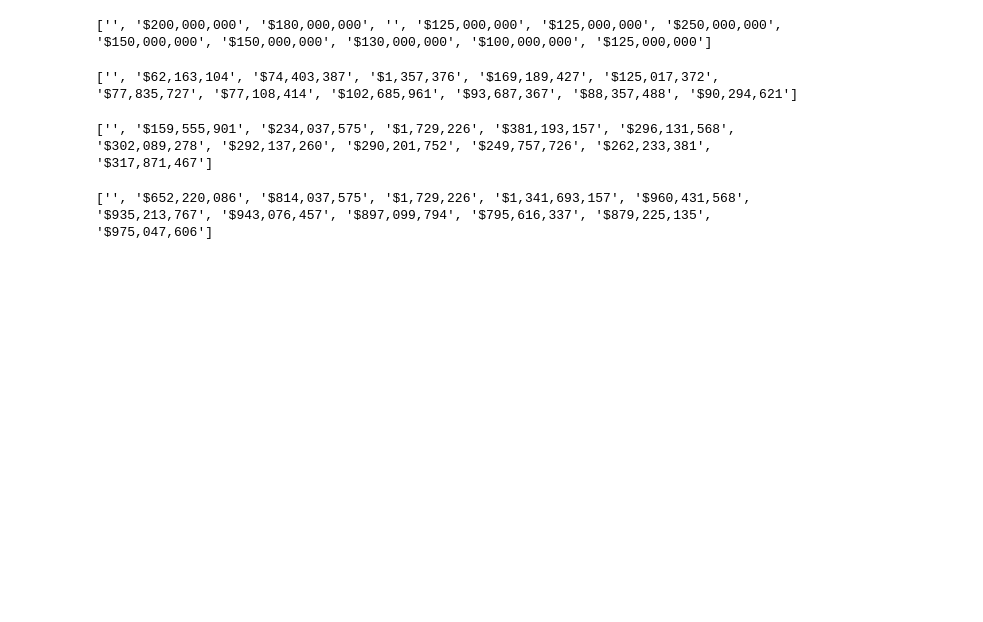
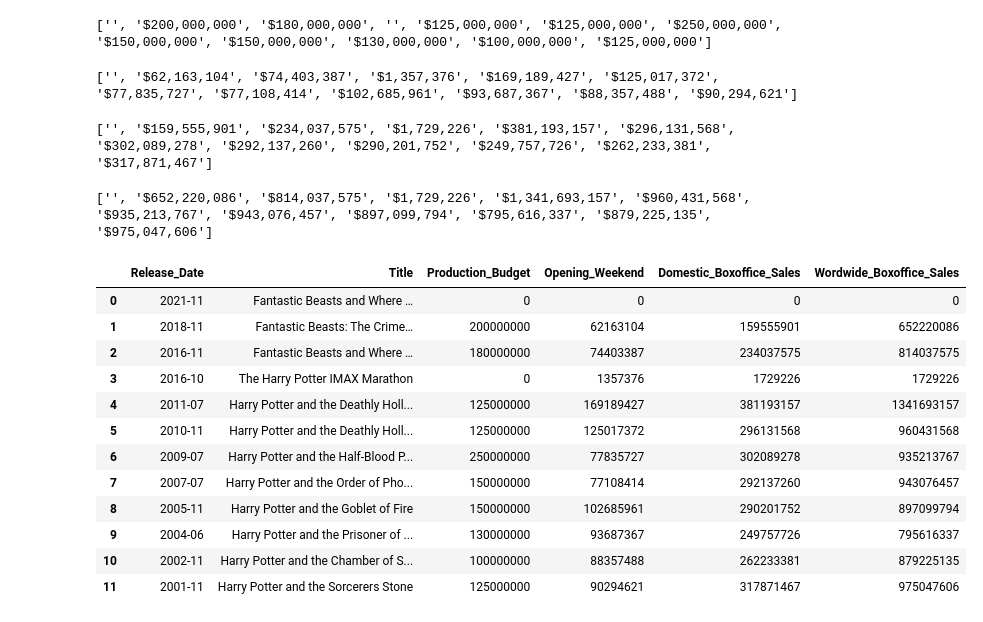
Before and after one commit to ta-data-bcn/Project-Week-3-Data-Thieves, a Jupyter notebook: your-project/Vicky's work/Harry Potter Data Webscraping.ipynb, the cells around one changed output. Cells and saved outputs as stored; diff of their text form; code cells hidden in the pictures; blank space fills up the shorter version.

```diff
--- a/your-project/Vicky's work/Harry Potter Data Webscraping.ipynb
+++ b/your-project/Vicky's work/Harry Potter Data Webscraping.ipynb
@@ -82,17 +82,30 @@ print(worldwide_boxoffice)
 ['', '$652,220,086', '$814,037,575', '$1,729,226', '$1,341,693,157', '$960,431,568', '$935,213,767', '$943,076,457', '$897,099,794', '$795,616,337', '$879,225,135', '$975,047,606']
 # %%
 # creating a dataframe out of columns and table headers
-# %%
-summary = {'Release_Date':['Nov 12, 2021', 'Nov 16, 2018', 'Nov 18, 2016', 'Oct 14, 2016', 'Jul 15, 2011', 'Nov 19, 2010', 'Jul 15, 2009', 'Jul 11, 2007', 'Nov 18, 2005', 'Jun 4, 2004', 'Nov 15, 2002', 'Nov 16, 2001'],
-        'Title':['Fantastic Beasts and Where …', 'Fantastic Beasts: The Crime…', 'Fantastic Beasts and Where …', 'The Harry Potter IMAX Marathon', 'Harry Potter and the Deathl…', 'Harry Potter and the Deathl…', 'Harry Potter and the Half-B…', 'Harry Potter and the Order …', 'Harry Potter and the Goblet…', 'Harry Potter and the Prison…', 'Harry Potter and the Chambe…', 'Harry Potter and the Sorcer…'],
-          'Production_Budget':['', '$200,000,000', '$180,000,000', '', '$125,000,000', '$125,000,000', '$250,000,000', '$150,000,000', '$150,000,000', '$130,000,000', '$100,000,000', '$125,000,000'],
-          'Opening_Weekend':['', '$62,163,104', '$74,403,387', '$1,357,376', '$169,189,427', '$125,017,372', '$77,835,727', '$77,108,414', '$102,685,961', '$93,687,367', '$88,357,488', '$90,294,621'],
-          'Domestic_Boxoffice_Sales':['', '$159,555,901', '$234,037,575', '$1,729,226', '$381,193,157', '$296,131,568', '$302,089,278', '$292,137,260', '$290,201,752', '$249,757,726', '$262,233,381', '$317,871,467'],
-          'Wordwide_Boxoffice_Sales':['', '$652,220,086', '$814,037,575', '$1,729,226', '$1,341,693,157', '$960,431,568', '$935,213,767', '$943,076,457', '$897,099,794', '$795,616,337', '$879,225,135', '$975,047,606']}
-
-df_summary = pd.DataFrame(summary)
-df_summary
-df_summary.to_csv('summary_HarryPotterMovies_Numbers.csv')
+# %%
+summary = {'Release_Date':['2021-11', '2018-11', '2016-11', '2016-10', '2011-07', '2010-11', '2009-07', '2007-07', '2005-11', '2004-06', '2002-11', '2001-11'],
+        'Title':['Fantastic Beasts and Where …', 'Fantastic Beasts: The Crime…', 'Fantastic Beasts and Where …', 'The Harry Potter IMAX Marathon', 'Harry Potter and the Deathly Hollows II', 'Harry Potter and the Deathly Hollows I', 'Harry Potter and the Half-Blood Prince', 'Harry Potter and the Order of Phoenix', 'Harry Potter and the Goblet of Fire', 'Harry Potter and the Prisoner of Askaban', 'Harry Potter and the Chamber of Secrets', 'Harry Potter and the Sorcerers Stone'],
+          'Production_Budget':[0, 200000000, 180000000, 0, 125000000, 125000000, 250000000, 150000000, 150000000, 130000000, 100000000, 125000000],
+          'Opening_Weekend':[0, 62163104, 74403387, 1357376, 169189427, 125017372, 77835727, 77108414, 102685961, 93687367, 88357488, 90294621],
+          'Domestic_Boxoffice_Sales':[0, 159555901, 234037575, 1729226, 381193157, 296131568, 302089278, 292137260, 290201752, 249757726, 262233381, 317871467],
+          'Wordwide_Boxoffice_Sales':[0, 652220086, 814037575, 1729226, 1341693157, 960431568, 935213767, 943076457, 897099794, 795616337, 879225135, 975047606]}
+
+df_summary = pd.DataFrame(summary)
+df_summary
+# %% [output]
+|  | Release_Date | Title | Production_Budget | Opening_Weekend | Domestic_Boxoffice_Sales | Wordwide_Boxoffice_Sales |
+| 0 | 2021-11 | Fantastic Beasts and Where … | 0 | 0 | 0 | 0 |
+| 1 | 2018-11 | Fantastic Beasts: The Crime… | 200000000 | 62163104 | 159555901 | 652220086 |
+| 2 | 2016-11 | Fantastic Beasts and Where … | 180000000 | 74403387 | 234037575 | 814037575 |
+| 3 | 2016-10 | The Harry Potter IMAX Marathon | 0 | 1357376 | 1729226 | 1729226 |
+| 4 | 2011-07 | Harry Potter and the Deathly Holl... | 125000000 | 169189427 | 381193157 | 1341693157 |
+| 5 | 2010-11 | Harry Potter and the Deathly Holl... | 125000000 | 125017372 | 296131568 | 960431568 |
+| 6 | 2009-07 | Harry Potter and the Half-Blood P... | 250000000 | 77835727 | 302089278 | 935213767 |
+| 7 | 2007-07 | Harry Potter and the Order of Pho... | 150000000 | 77108414 | 292137260 | 943076457 |
+| 8 | 2005-11 | Harry Potter and the Goblet of Fire | 150000000 | 102685961 | 290201752 | 897099794 |
+| 9 | 2004-06 | Harry Potter and the Prisoner of ... | 130000000 | 93687367 | 249757726 | 795616337 |
+| 10 | 2002-11 | Harry Potter and the Chamber of S... | 100000000 | 88357488 | 262233381 | 879225135 |
+| 11 | 2001-11 | Harry Potter and the Sorcerers Stone | 125000000 | 90294621 | 317871467 | 975047606 |
 # %%
 df_summary
 # %% [output]
```
Also changed, not shown: parts of 29 cells of this notebook, 10 other files.
